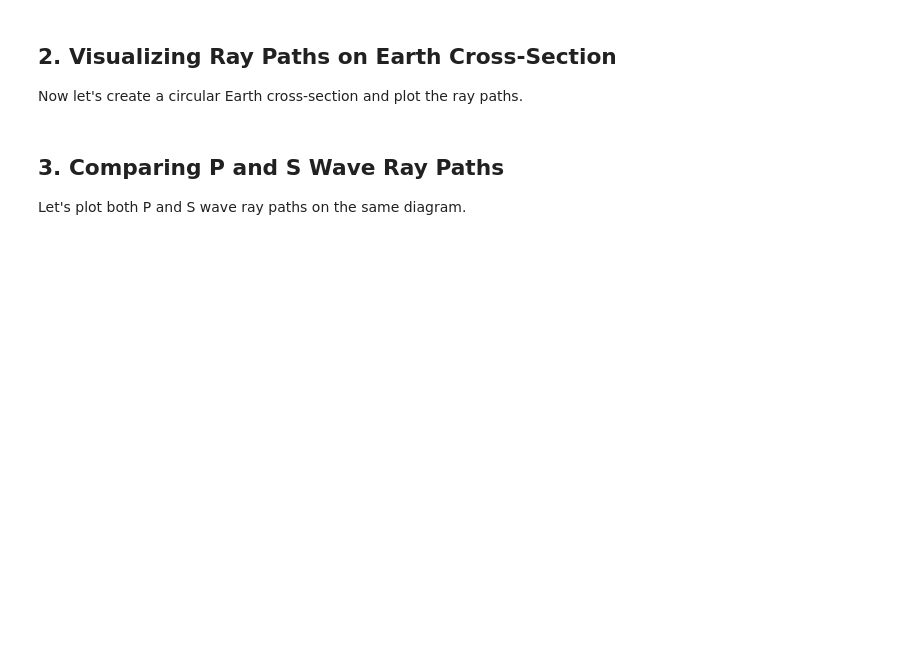
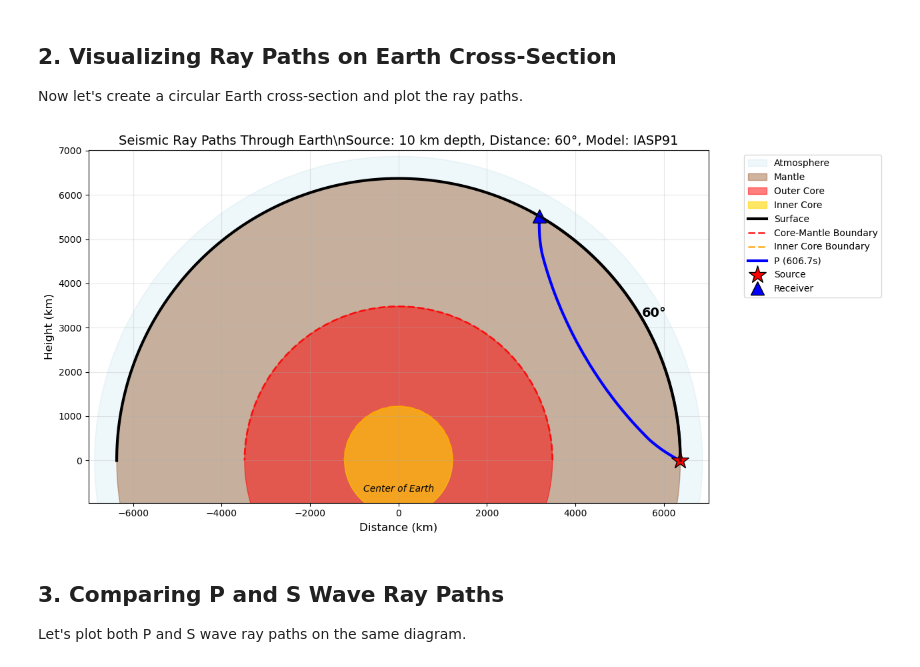
Before and after one commit to Adrian-Mag/SensRay, a Jupyter notebook: demos/02_ray_path_visualization.ipynb, the cells around one changed output. Saved outputs shown, nothing was run; the diff lists cells and outputs as text; code cells hidden in the pictures; blank space fills up the shorter version.

```diff
--- a/demos/02_ray_path_visualization.ipynb
+++ b/demos/02_ray_path_visualization.ipynb
@@ -55,50 +66,29 @@ if p_rays:
 
 Now let's create a circular Earth cross-section and plot the ray paths.
 # %%
-# Create Earth plotter
+# Use seisray's EarthPlotter to create professional circular Earth visualization
 plotter = EarthPlotter()
 
-# Plot single ray path
-fig, ax = plt.subplots(1, 1, figsize=(10, 10))
+# Extract ray coordinates using seisray's built-in method
+if p_rays:
+    ray_coordinates = tracer.extract_ray_coordinates(p_rays)
 
-# Plot Earth circle
-earth_circle = Circle((0, 0), 6371, fill=False, color='black', linewidth=2)
-ax.add_patch(earth_circle)
+    # Get the actual distance from the ray
+    actual_distance = p_rays[0].distance
 
-# Plot core-mantle boundary
-cmb_circle = Circle((0, 0), 3480, fill=False, color='gray', linewidth=1, linestyle='--')
-ax.add_patch(cmb_circle)
+    # Create the circular Earth plot using seisray's plotting method
+    fig = plotter.plot_circular_earth(
+        ray_coordinates=ray_coordinates,
+        source_depth=source_depth,
+        distance_deg=actual_distance,
+        fig_size=(12, 12)
+    )
 
-# Convert ray path to Cartesian coordinates for plotting
-if p_rays:
-    ray = p_rays[0]
-    distances_rad = np.radians(ray.path['dist'])
-    radii = 6371 - ray.path['depth']
-
-    x = radii * np.sin(distances_rad)
-    y = radii * np.cos(distances_rad)
-
-    ax.plot(x, y, 'b-', linewidth=2, label='P-wave')
-
-# Plot source and receiver
-source_x = (6371 - source_depth) * np.sin(0)
-source_y = (6371 - source_depth) * np.cos(0)
-ax.plot(source_x, source_y, 'r*', markersize=15, label='Source')
-
-receiver_x = 6371 * np.sin(np.radians(distance))
-receiver_y = 6371 * np.cos(np.radians(distance))
-ax.plot(receiver_x, receiver_y, 'g^', markersize=10, label='Receiver')
-
-ax.set_xlim(-7000, 7000)
-ax.set_ylim(-7000, 7000)
-ax.set_aspect('equal')
-ax.set_xlabel('Distance (km)')
-ax.set_ylabel('Distance (km)')
-ax.set_title(f'P-wave Ray Path (Distance = {distance}°, Depth = {source_depth} km)')
-ax.legend()
-ax.grid(True, alpha=0.3)
-
-plt.show()
+    plt.show()
+else:
+    print("No P-wave ray paths found for this distance")
+# %% [output]
+[figure, added]
 # %% [markdown]
 ## 3. Comparing P and S Wave Ray Paths
 
```
Also changed, not shown: parts of 8 cells of this notebook, 12 other files.
